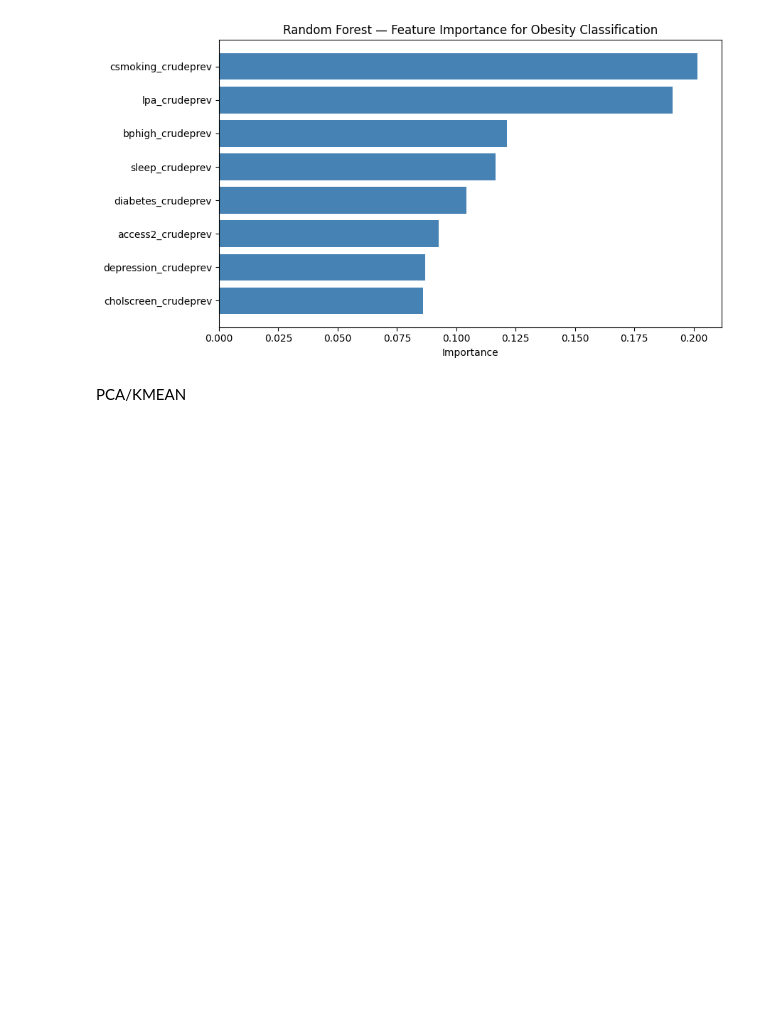
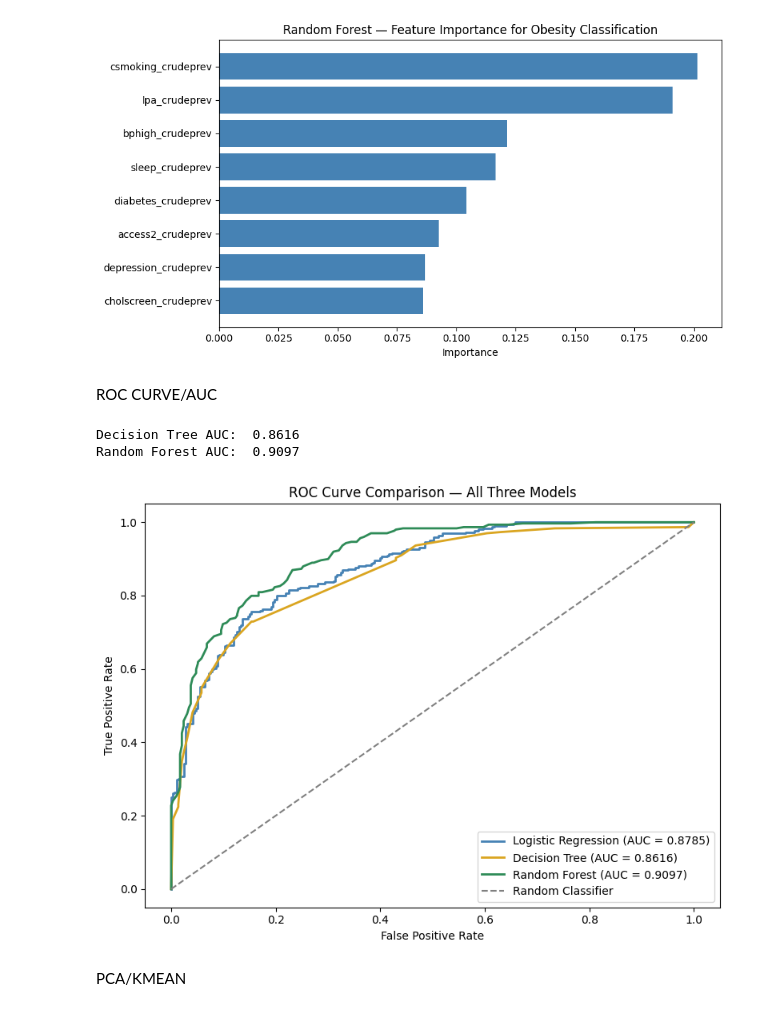
Before and after one commit to cedaco/RGV-Obesity-Project, a Jupyter notebook: Hidalgo_Obesity_Project.ipynb, the cells around one changed output. Drawn from its saved outputs; the diff is of its cells as text; code cells hidden in the pictures; blank space fills up the shorter version.

```diff
--- a/Hidalgo_Obesity_Project.ipynb
+++ b/Hidalgo_Obesity_Project.ipynb
@@ -268,6 +245,44 @@ weighted avg       0.82      0.82      0.82       592
 6  depression_crudeprev      0.0869
 7  cholscreen_crudeprev      0.0858
 [figure]
+# %% [markdown]
+ROC CURVE/AUC
+# %%
+from sklearn.metrics import roc_curve, roc_auc_score
+
+# Get probability scores for both models
+y_prob_dt = dt_model.predict_proba(X_test)[:, 1]
+y_prob_rf = rf_model.predict_proba(X_test)[:, 1]
+
+# ROC curves
+fpr_dt, tpr_dt, _ = roc_curve(y_test, y_prob_dt)
+fpr_rf, tpr_rf, _ = roc_curve(y_test, y_prob_rf)
+
+auc_dt = roc_auc_score(y_test, y_prob_dt)
+auc_rf = roc_auc_score(y_test, y_prob_rf)
+
+print(f"Decision Tree AUC:  {auc_dt:.4f}")
+print(f"Random Forest AUC:  {auc_rf:.4f}")
+
+# Plot all three together
+fpr_lr, tpr_lr, _ = roc_curve(y_test, log_model.predict_proba(X_test)[:, 1])
+auc_lr = roc_auc_score(y_test, log_model.predict_proba(X_test)[:, 1])
+
+plt.figure(figsize=(8, 6))
+plt.plot(fpr_lr, tpr_lr, color='steelblue',  lw=2, label=f'Logistic Regression (AUC = {auc_lr:.4f})')
+plt.plot(fpr_dt, tpr_dt, color='goldenrod',  lw=2, label=f'Decision Tree (AUC = {auc_dt:.4f})')
+plt.plot(fpr_rf, tpr_rf, color='seagreen',   lw=2, label=f'Random Forest (AUC = {auc_rf:.4f})')
+plt.plot([0, 1], [0, 1], color='gray', linestyle='--', label='Random Classifier')
+plt.xlabel('False Positive Rate')
+plt.ylabel('True Positive Rate')
+plt.title('ROC Curve Comparison — All Three Models')
+plt.legend()
+plt.tight_layout()
+plt.show()
+# %% [output]
+Decision Tree AUC:  0.8616
+Random Forest AUC:  0.9097
+[figure, added]
 # %% [markdown]
 PCA/KMEAN
 # %%
```
Also changed, not shown: parts of 3 cells of this notebook.
